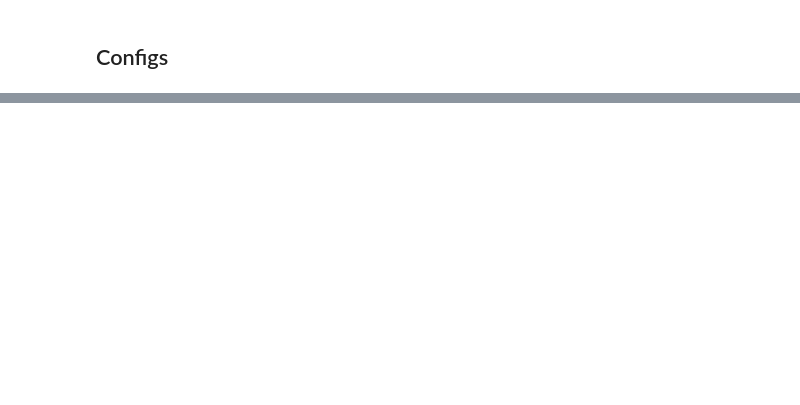
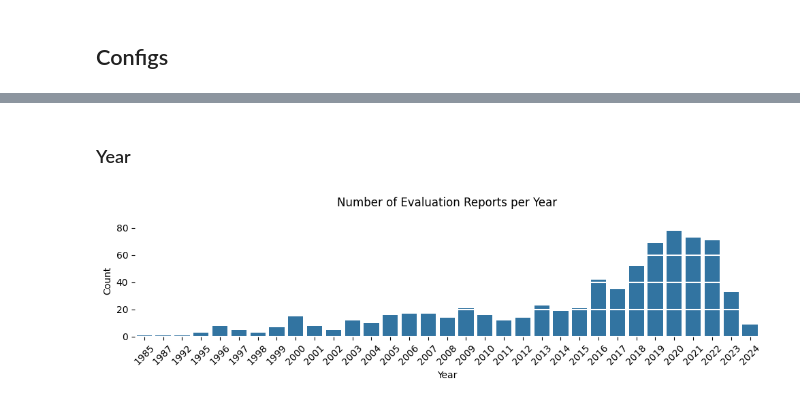
Before and after one commit to franckalbinet/evaluatr, a Jupyter notebook: nbs/tutorials/01_eval_reports_eda.ipynb, the cells around one changed output, grey strips where cells are left out. Drawn from its saved outputs; the diff is of its cells as text; code cells hidden in the pictures; blank space fills up the shorter version.

Commit message:
IOM eval. reports EDA

```diff
--- a/nbs/tutorials/01_eval_reports_eda.ipynb
+++ b/nbs/tutorials/01_eval_reports_eda.ipynb
@@ -47,0 +252,17 @@ INAL_Abderrahim%20EL%20MOULAT.pdf',
+# %% [markdown]
+### Year
+# %%
+# Count reports per year
+year_counts = df_main['Year'].value_counts().sort_index()
+
+plt.figure(figsize=(10, 3))
+sns.barplot(x=year_counts.index, y=year_counts.values)
+plt.grid(axis='y', color='white', lw=1.5)
+plt.box(False)
+plt.title('Number of Evaluation Reports per Year', pad=20)
+plt.xlabel('Year')
+plt.ylabel('Count')
+plt.xticks(rotation=45)
+plt.tight_layout()
+# %% [output]
+[figure, added]
```
Also changed, not shown: parts of 35 cells of this notebook, 2 other files.
